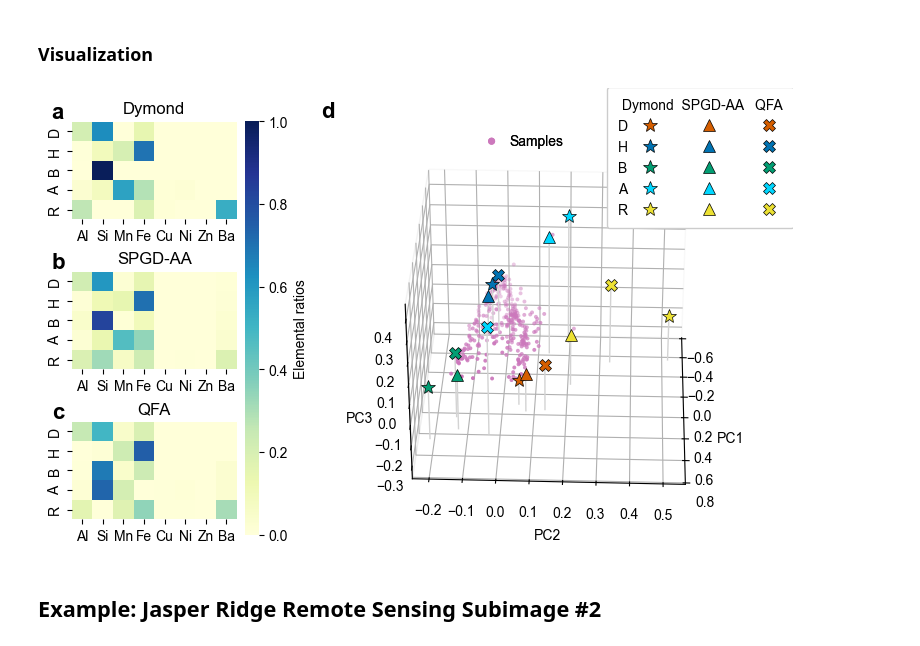
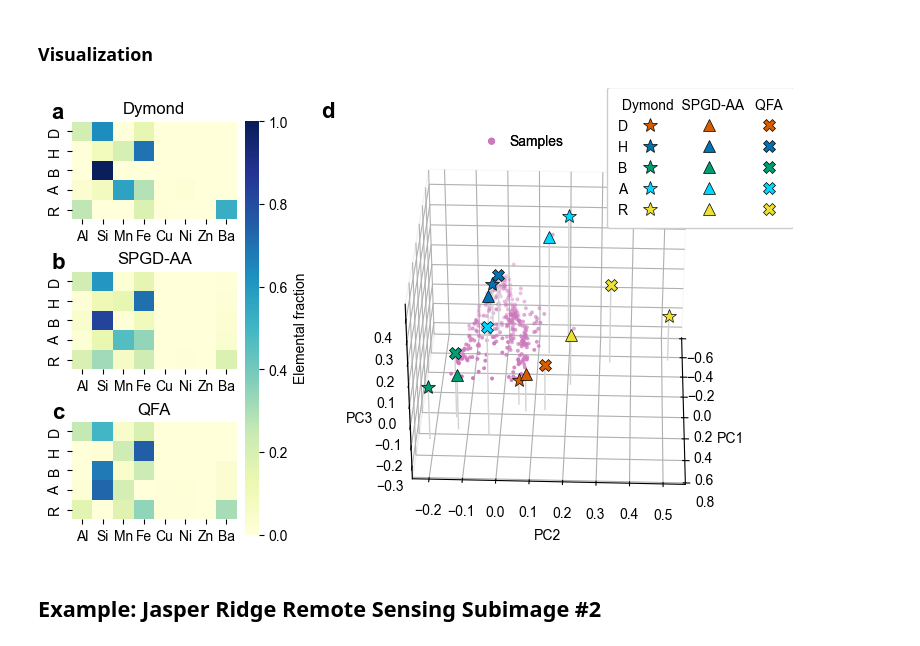
Before and after one commit to WEN-Research-Group/endmembers, a Jupyter notebook: examples/demo.ipynb, the cells around one changed output. Drawn from its saved outputs; the diff is of its cells as text; code cells hidden in the pictures.

Commit message:
edit Nazca plot

```diff
--- a/examples/demo.ipynb
+++ b/examples/demo.ipynb
@@ -591,7 +591,7 @@ for i, em in enumerate([endmember_dymond, endmembers_fitted, endmember_lp]):
         vmax=1,
         cbar=True if i == 0 else False,
         cbar_ax=fig.add_subplot(gs[:, 1]) if i == 0 else None,
-        cbar_kws={"label": "Elemental ratios"},
+        cbar_kws={"label": "Elemental fraction"},
         yticklabels=endmember_names,
         #        norm=LogNorm(vmin=1e-5, vmax=1),
     )
@@ -663,34 +663,34 @@ fig.legend(
     handletextpad=0.6,
     borderaxespad=0,
     borderpad=0.8,
     columnspacing=1.4,
     markerfirst=False,
     # edgecolor="none",
     frameon=True,
     framealpha=1,
 )
 
 ax.set_xlabel("PC1", labelpad=8)
 
 for label, ax in zip("abcd", [fig.axes[i] for i in [0, 2, 3, 4]]):
     ax.annotate(
         label,
         (0.0, 1),
         xycoords="axes fraction",
         xytext=(-0.9, 0.9) if i != 4 else (1.2, 0.9),
         textcoords="offset fontsize",
         fontsize=16,
         verticalalignment="top",
         fontweight="bold",
     )
 
 
 fig.savefig(
     "images/nazca_results.pdf",
     bbox_inches="tight",
 )
 # %% [output]
-[figure, old version]
+[figure, new version]
 # %% [markdown]
 ## Example: Jasper Ridge Remote Sensing Subimage #2
 # %% [markdown]
```
Also changed, not shown: 1 other file.
